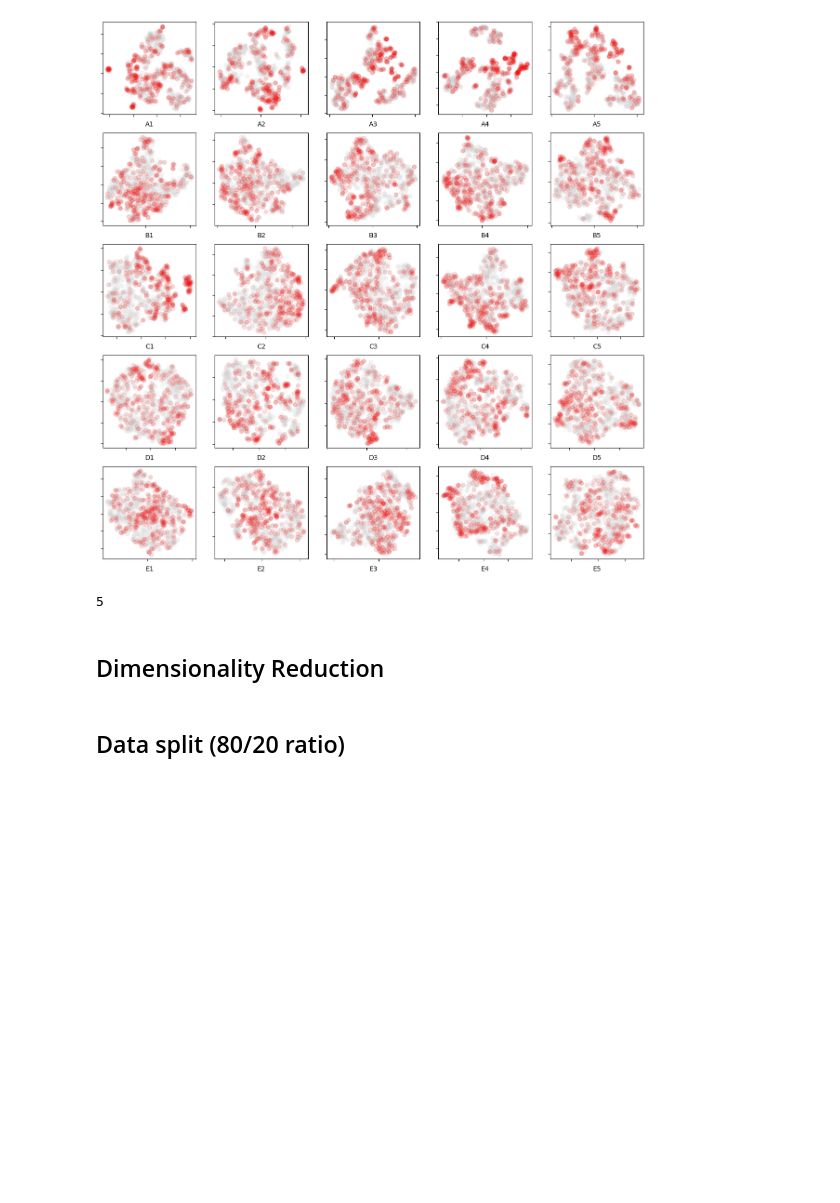
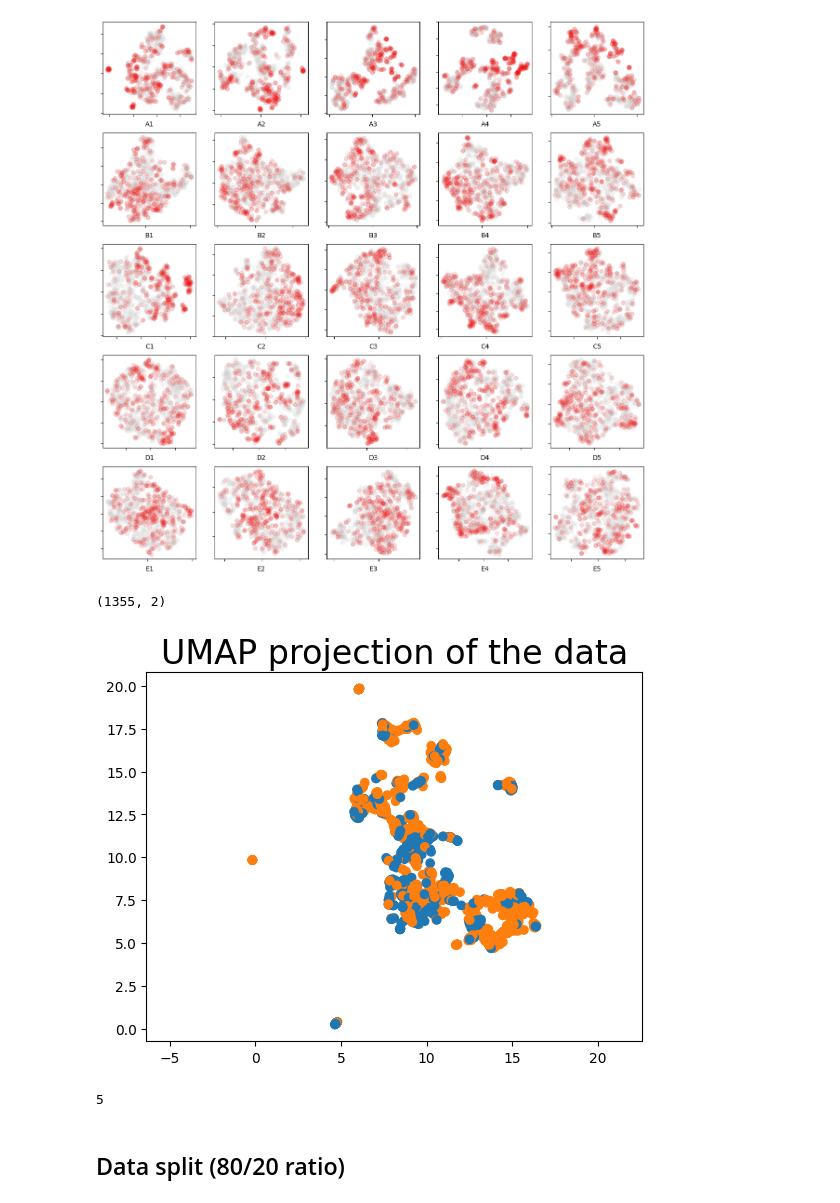
Before and after one commit to shalabs/Predicting-Skin-Sensitization, a Jupyter notebook: skin_sen.ipynb, the cells around one changed output. Cells and saved outputs as stored; diff of their text form; code cells hidden in the pictures; blank space fills up the shorter version.

```diff
--- a/skin_sen.ipynb
+++ b/skin_sen.ipynb
@@ -223,3 +181,5 @@ import matplotlib
 import seaborn as sns
 from matplotlib import gridspec, colors, colorbar, patches, lines
 import matplotlib.pyplot as plt
+# %%
+df=pd.read_csv('data.csv')
@@ -324,6 +303,23 @@ for row in range(rows):
     counter=counter+1
 # %% [output]
 [figure]
+# %%
+import umap
+reducer = umap.UMAP()
+# %%
+embedding = reducer.fit_transform(df.iloc[:,:-1])
+embedding.shape
+# %% [output]
+(1355, 2)
+# %%
+plt.scatter(
+    embedding[:, 0],
+    embedding[:, 1],
+    c=[sns.color_palette()[x] for x in df.iloc[:,-1].map({"Active":0,"Inactive":1})])
+plt.gca().set_aspect('equal', 'datalim')
+plt.title('UMAP projection of the data', fontsize=24);
+# %% [output]
+[figure, added]
 # %%
 pca_all=np.zeros([1355,16])
 pca = PCA(n_components=16)
@@ -379,7 +375,5 @@ plt.legend()
 plt.show()
 # %% [output]
 5
-# %% [markdown]
-## Dimensionality Reduction
 # %% [markdown]
 ## Data split (80/20 ratio)
```
Also changed, not shown: parts of 50 cells of this notebook.
